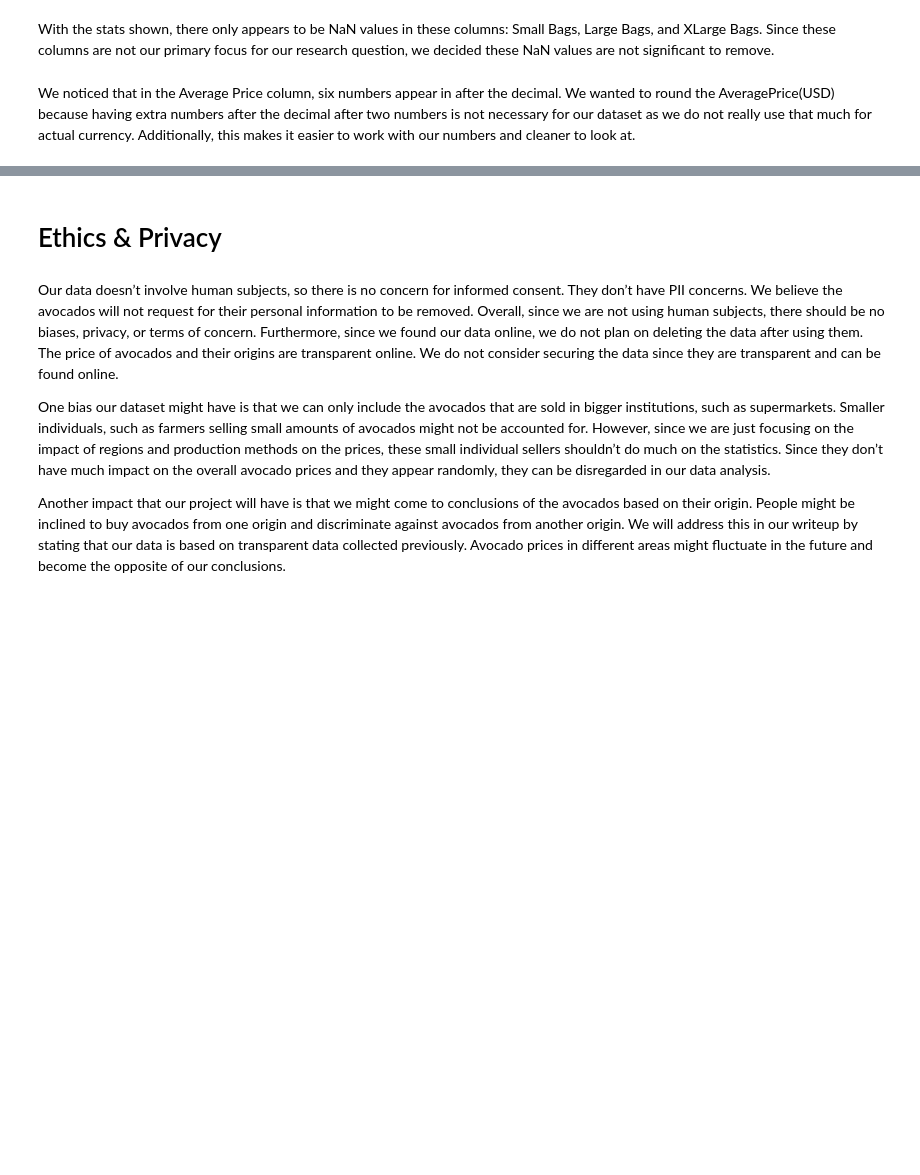
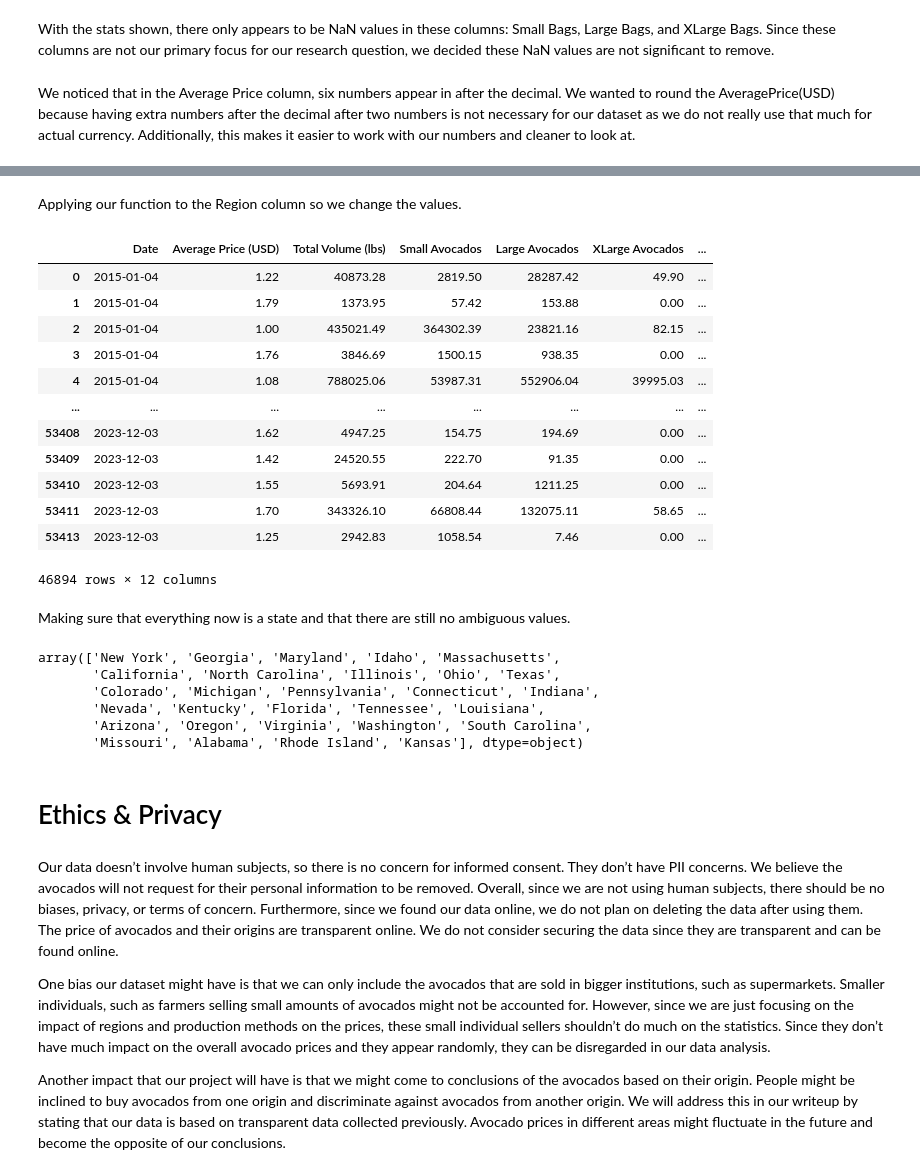
Before and after one commit to COGS108/Group043_WI24, a Jupyter notebook: DataCheckpoint_Group043_WI24.ipynb, the cells around one changed output, grey strips where cells are left out. Drawn from its saved outputs; the diff is of its cells as text; code cells hidden in the pictures; blank space fills up the shorter version.

Commit message:
changing cames

```diff
--- a/DataCheckpoint_Group043_WI24.ipynb
+++ b/DataCheckpoint_Group043_WI24.ipynb
@@ -195,0 +264,3 @@ price, reg, types
+# %%
+values_to_delete = ['Midsouth', 'SouthCentral', 'WestTexNewMexico', 'Southeast', 'TotalUS', 'Jacksonville', 'Northeast']
+df = df[~df['Region'].isin(values_to_delete)]
@@ -196,3 +283,35 @@ price, reg, types
+# %% [markdown]
+Applying our function to the Region column so we change the values.
+# %%
+new_col = df['Region']
+new_age_column = new_col.apply(name_changing)
+df['Region'] = new_age_column
+df
+# %% [output]
+|  | Date | Average Price (USD) | Total Volume (lbs) | Small Avocados | Large Avocados | XLarge Avocados | ... |
+| 0 | 2015-01-04 | 1.22 | 40873.28 | 2819.50 | 28287.42 | 49.90 | ... |
+| 1 | 2015-01-04 | 1.79 | 1373.95 | 57.42 | 153.88 | 0.00 | ... |
+| 2 | 2015-01-04 | 1.00 | 435021.49 | 364302.39 | 23821.16 | 82.15 | ... |
+| 3 | 2015-01-04 | 1.76 | 3846.69 | 1500.15 | 938.35 | 0.00 | ... |
+| 4 | 2015-01-04 | 1.08 | 788025.06 | 53987.31 | 552906.04 | 39995.03 | ... |
+| ... | ... | ... | ... | ... | ... | ... | ... |
+| 53408 | 2023-12-03 | 1.62 | 4947.25 | 154.75 | 194.69 | 0.00 | ... |
+| 53409 | 2023-12-03 | 1.42 | 24520.55 | 222.70 | 91.35 | 0.00 | ... |
+| 53410 | 2023-12-03 | 1.55 | 5693.91 | 204.64 | 1211.25 | 0.00 | ... |
+| 53411 | 2023-12-03 | 1.70 | 343326.10 | 66808.44 | 132075.11 | 58.65 | ... |
+| 53413 | 2023-12-03 | 1.25 | 2942.83 | 1058.54 | 7.46 | 0.00 | ... |
+46894 rows × 12 columns
+# %% [markdown]
+Making sure that everything now is a state and that there are still no ambiguous values.
+# %%
+df['Region'].unique()
+# %% [output]
+array(['New York', 'Georgia', 'Maryland', 'Idaho', 'Massachusetts',
+       'California', 'North Carolina', 'Illinois', 'Ohio', 'Texas',
+       'Colorado', 'Michigan', 'Pennsylvania', 'Connecticut', 'Indiana',
+       'Nevada', 'Kentucky', 'Florida', 'Tennessee', 'Louisiana',
+       'Arizona', 'Oregon', 'Virginia', 'Washington', 'South Carolina',
+       'Missouri', 'Alabama', 'Rhode Island', 'Kansas'], dtype=object)
 # %% [markdown]
 # Ethics & Privacy
 # %% [markdown]
```
Also changed, not shown: parts of 8 cells of this notebook.
